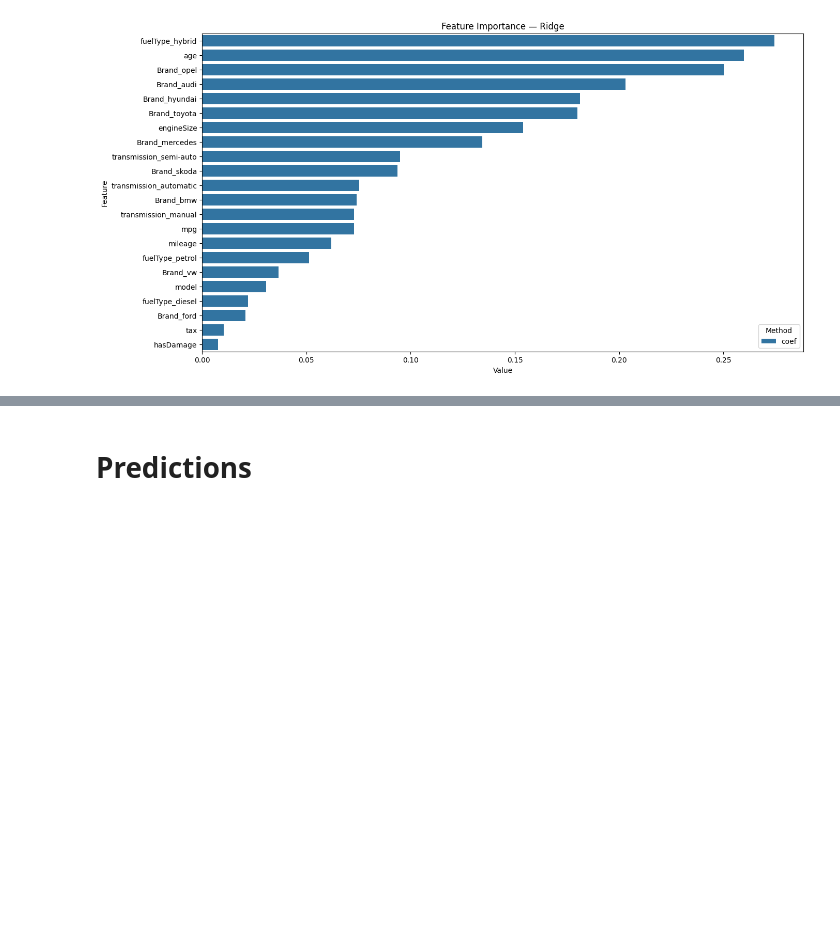
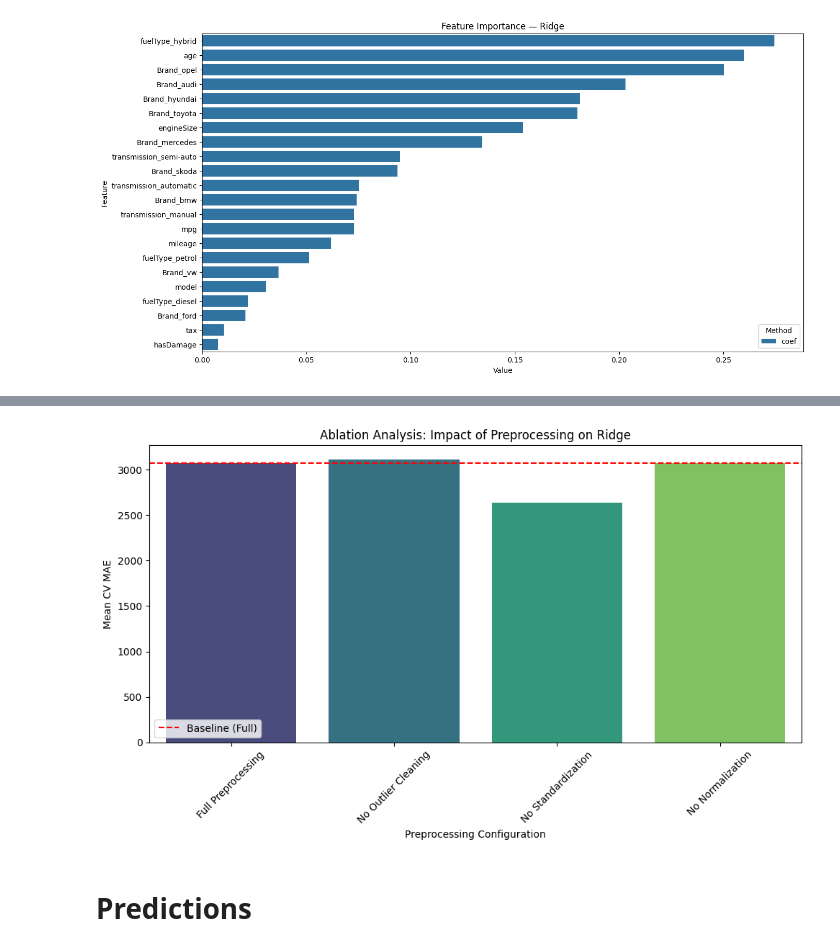
Before and after one commit to lucasdmcax/machine_learning, a Jupyter notebook: Homework_Group20.ipynb, the cells around one changed output, grey strips where cells are left out. Cells and saved outputs as stored; diff of their text form; code cells hidden in the pictures; blank space fills up the shorter version.

Commit message:
add ablation analysis

```diff
--- a/Homework_Group20.ipynb
+++ b/Homework_Group20.ipynb
@@ -59,7 +59,6 @@ import numpy as np
 import matplotlib.pyplot as plt
 import seaborn as sns
 import warnings
-import os
 from sklearn.model_selection import train_test_split
 from sklearn.linear_model import Ridge, Lasso, LinearRegression
 from sklearn.ensemble import RandomForestRegressor, GradientBoostingRegressor, ExtraTreesRegressor, HistGradientBoostingRegressor, VotingRegressor
@@ -77,7 +76,7 @@ from model_training_utils import (
 
 SEED = 123
 LOG_TARGET = False
-DEMO_MODE = True
+DEMO_MODE = False
 
 
 warnings.filterwarnings('ignore')
@@ -989,0 +940,84 @@ Final model (Ridge) is ready and fitted on all data.
+# %%
+# Define ablation configurations
+ablation_configs = {
+    'Full Preprocessing': {
+        'clean_outliers_flag': True,
+        'standardize_cats_flag': True,
+        'normalize_flag': True
+    },
+    'No Outlier Cleaning': {
+        'clean_outliers_flag': False,
+        'standardize_cats_flag': True,
+        'normalize_flag': True
+    },
+    'No Standardization': {
+        'clean_outliers_flag': True,
+        'standardize_cats_flag': False,
+        'normalize_flag': True
+    },
+    'No Normalization': {
+        'clean_outliers_flag': True,
+        'standardize_cats_flag': True,
+        'normalize_flag': False
+    }
+}
+
+ablation_results = []
+
+print(f"Running Ablation Analysis on Best Model: {best_model_name}...\n")
+
+# Setup model config for the best model (fixed parameters)
+ablation_model_config = {
+    'model_class': best_result['best_estimator'].__class__,
+    'param_distributions': {k: [v] for k, v in best_result['best_params'].items()},
+    'n_iter': 1
+}
+
+for name, params in ablation_configs.items():
+    print(f"Testing configuration: {name}")
+
+    # Run CV with specific preprocessing params
+    res = cross_validate_with_tuning(
+        X,
+        y,
+        cat_cols,
+        num_cols,
+        ablation_model_config,
+        k=3,
+        seed=SEED,
+        selected_features=selected_features,
+        log_target=LOG_TARGET,
+        verbose=False,
+        preprocessing_params=params
+    )
+
+    ablation_results.append({
+        'Configuration': name,
+        'Mean CV MAE': res['mean_cv_score'],
+        'Std CV MAE': res['std_cv_score']
+    })
+    print(f"  -> MAE: £{res['mean_cv_score']:.2f} ± £{res['std_cv_score']:.2f}\n")
+
+# Create DataFrame for results
+ablation_df = pd.DataFrame(ablation_results)
+
+# Calculate impact relative to baseline
+baseline_score = ablation_df.loc[ablation_df['Configuration'] == 'Full Preprocessing', 'Mean CV MAE'].values[0]
+ablation_df['Impact (MAE Change)'] = ablation_df['Mean CV MAE'] - baseline_score
+ablation_df['Impact %'] = (ablation_df['Impact (MAE Change)'] / baseline_score) * 100
+
+print("\nAblation Analysis Results:")
+print(ablation_df.to_string(index=False))
+
+# Plot results
+plt.figure(figsize=(10, 6))
+sns.barplot(data=ablation_df, x='Configuration', y='Mean CV MAE', palette='viridis')
+plt.title(f'Ablation Analysis: Impact of Preprocessing on {best_model_name}')
+plt.ylabel('Mean CV MAE')
+plt.xlabel('Preprocessing Configuration')
+plt.xticks(rotation=45)
+plt.axhline(y=baseline_score, color='r', linestyle='--', label='Baseline (Full)')
+plt.legend()
+plt.tight_layout()
+plt.show()
+# %% [output]
@@ -990,3 +1041,4 @@ Final model (Ridge) is ready and fitted on all data.
+[figure, added]
 # %% [markdown]
 <a id="predictions"></a>
 # Predictions
```
Also changed, not shown: parts of 6 cells of this notebook, 1 other file.
